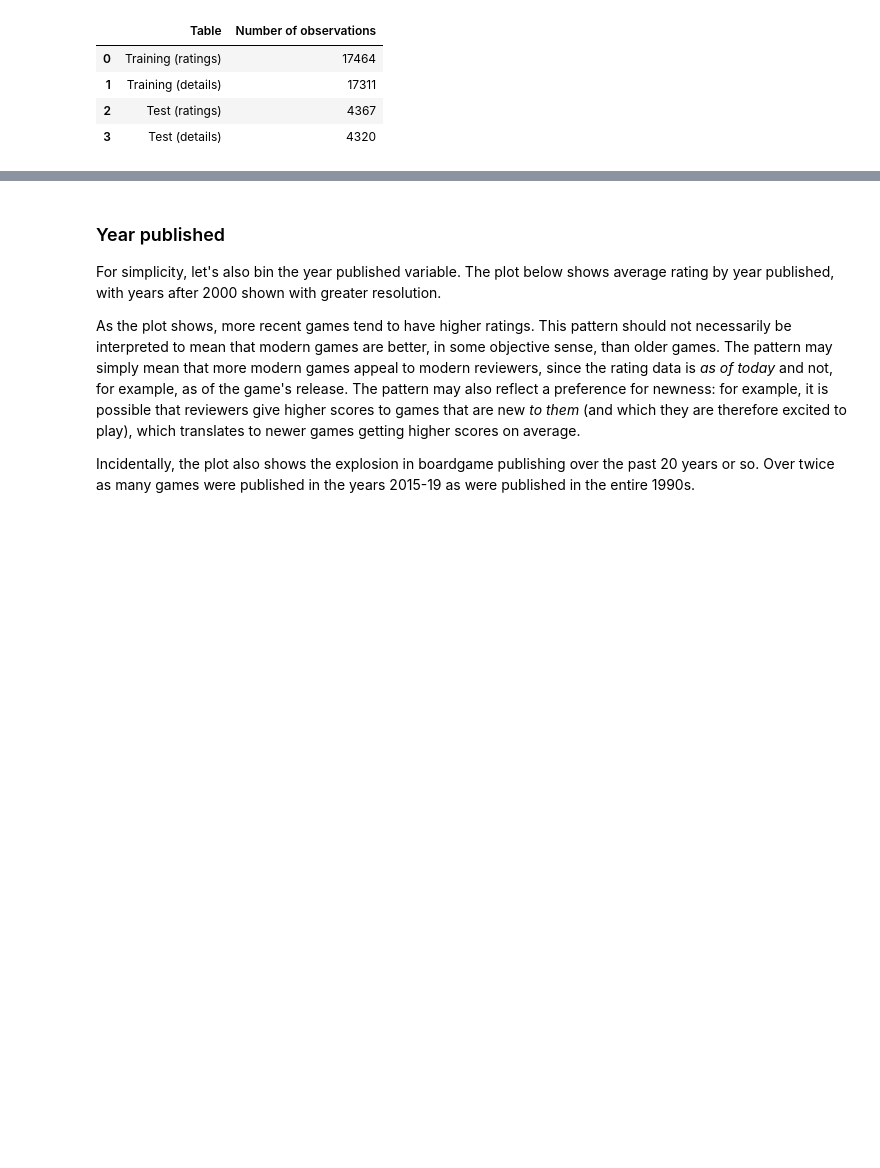
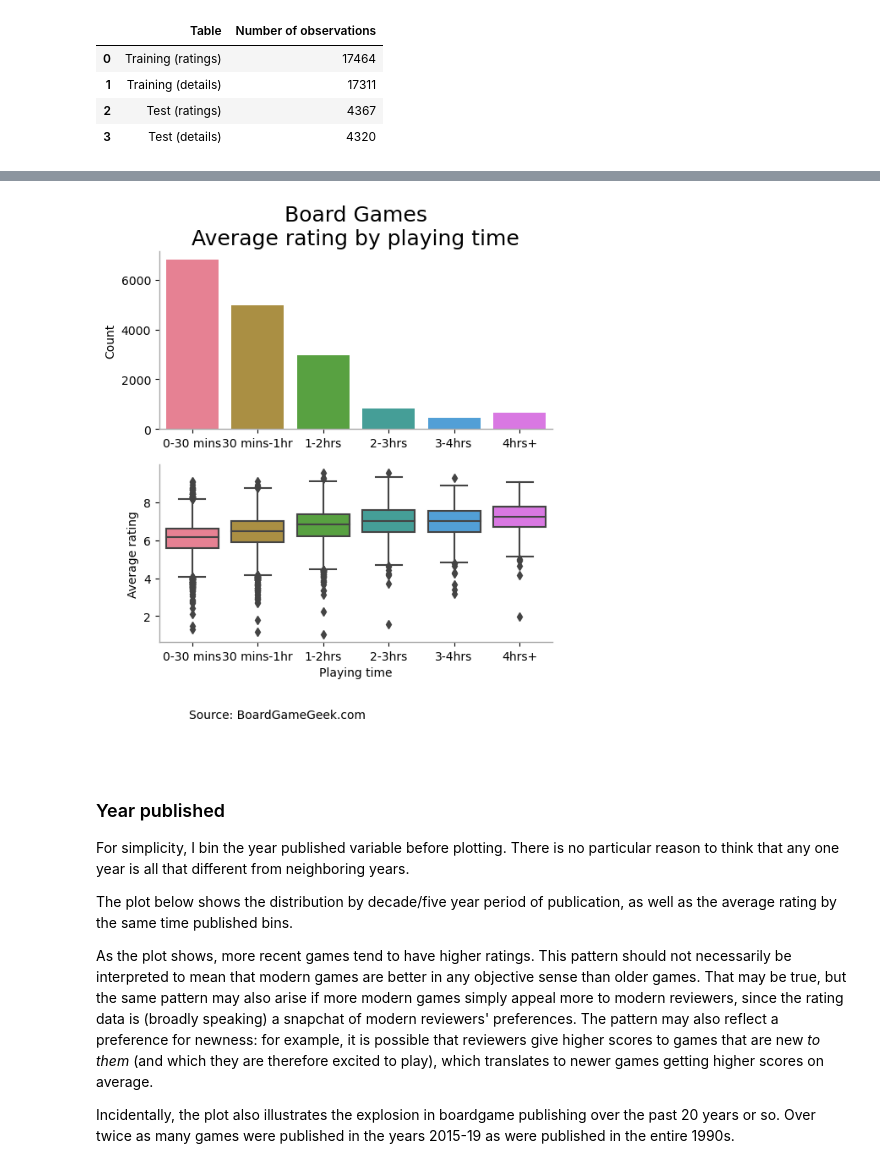
Before and after one commit to jeromematthewcelestine/tidytuesday, a Jupyter notebook: 2023-02-15-boardgames/TidyTuesday - Boardgames.ipynb, the cells around one changed output, grey strips where cells are left out. Saved outputs shown, nothing was run; the diff lists cells and outputs as text; code cells hidden in the pictures; blank space fills up the shorter version.

```diff
--- a/2023-02-15-boardgames/TidyTuesday - Boardgames.ipynb
+++ b/2023-02-15-boardgames/TidyTuesday - Boardgames.ipynb
@@ -162,33 +184,54 @@ with mpl.rc_context({'grid.linestyle': ':',
 # %%
 train_details_plot = train_details.copy()
 train_details_plot["playingtime_binned"] = pd.cut(train_details_plot["playingtime"],
                                                  bins = [0, 30, 60, 120, 180, 240, np.inf],
-                                                 labels = ["0-30 mins", "30 mins-1hr", "1-2hrs", "2-3hrs", "3-4hrs", "4hrs+"])
+                                                 labels = ["0-30 mins", "30 mins-1hr", "1-2hrs", "2-3hrs", "3-4hrs", "4hrs+"],
+                                                 right = True)
 
+with mpl.rc_context({'grid.linestyle': ':',
+                    'axes.facecolor': 'white',
+                    'grid.color': 'lightgray',
+                    'axes.spines.bottom': True,
+                     'axes.spines.left' : True,
+                     'axes.spines.top' : False,
+                     'axes.spines.right' : False,
+                    'axes.edgecolor': 'darkgray',
+                    'axes.linewidth': 1.0,
+                    'axes.titlesize': 18,
+                    'axes.titlecolor': 'black'}):
+    fig, ax = plt.subplots(2, 1, figsize=(6, 6))
+    ax = ax.flatten()
 
-fig, ax = plt.subplots(2, 1, figsize=(10, 10))
-ax = ax.flatten()
+    p1 = sns.countplot(ax = ax[0],
+                  data = train_details_plot,
+                  x = "playingtime_binned",
+                  palette = sns.color_palette("husl", 6))
+    p2 = sns.boxplot(ax = ax[1],
+                data = train_details_plot,
+                x = "playingtime_binned",
+                y = "average",
+                palette = sns.color_palette("husl", 6))
+    temp = p1.set(title = "Board Games\nAverage rating by playing time",
+          xlabel = "", ylabel = "Count")
+    temp = p2.set(title = "", xlabel = "Playing time", ylabel = "Average rating")
 
-p1 = sns.countplot(ax = ax[0],
-              data = train_details_plot,
-              x = "playingtime_binned",
-              palette = sns.color_palette("husl", 6))
-p2 = sns.boxplot(ax = ax[1],
-            data = train_details_plot,
-            x = "playingtime_binned",
-            y = "average",
-            palette = sns.color_palette("husl", 6))
-temp = p1.set(title = "Average rating by playing time",
-      xlabel = "", ylabel = "Count")
-temp = p2.set(title = "", xlabel = "Playing time", ylabel = "Average rating")
+    footnote_text = f"""
+        Source: BoardGameGeek.com
+
+        """
+    ax[1].annotate(footnote_text, xy = (0.0, -.3), xycoords = "axes fraction", ha = "left", va = "top")
+# %% [output]
+[figure, added]
 # %% [markdown]
 ### Year published
 
-For simplicity, let's also bin the year published variable. The plot below shows average rating by year published, with years after 2000 shown with greater resolution.
+For simplicity, I bin the year published variable before plotting. There is no particular reason to think that any one year is all that different from neighboring years.
 
-As the plot shows, more recent games tend to have higher ratings. This pattern should not necessarily be interpreted to mean that modern games are better, in some objective sense, than older games. The pattern may simply mean that more modern games appeal to modern reviewers, since the rating data is *as of today* and not, for example, as of the game's release. The pattern may also reflect a preference for newness: for example, it is possible that reviewers give higher scores to games that are new *to them* (and which they are therefore excited to play), which translates to newer games getting higher scores on average.
+The plot below shows the distribution by decade/five year period of publication, as well as the average rating by the same time published bins.
 
-Incidentally, the plot also shows the explosion in boardgame publishing over the past 20 years or so. Over twice as many games were published in the years 2015-19 as were published in the entire 1990s.
+As the plot shows, more recent games tend to have higher ratings. This pattern should not necessarily be interpreted to mean that modern games are better in any objective sense than older games. That may be true, but the same pattern may also arise if more modern games simply appeal more to modern reviewers, since the rating data is (broadly speaking) a snapchat of modern reviewers' preferences. The pattern may also reflect a preference for newness: for example, it is possible that reviewers give higher scores to games that are new *to them* (and which they are therefore excited to play), which translates to newer games getting higher scores on average.
+
+Incidentally, the plot also illustrates the explosion in boardgame publishing over the past 20 years or so. Over twice as many games were published in the years 2015-19 as were published in the entire 1990s.
 # %%
 
 plot_data = train_details.copy()
```
Also changed, not shown: parts of 22 cells of this notebook, 9 other files.
